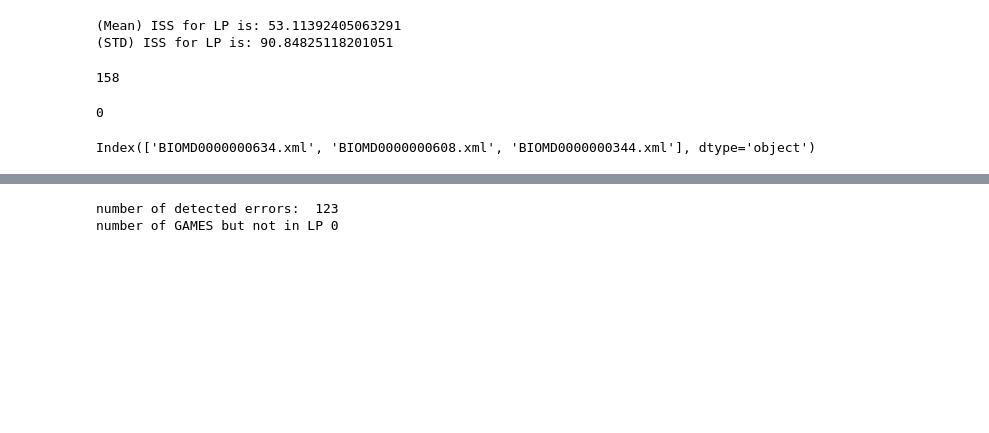
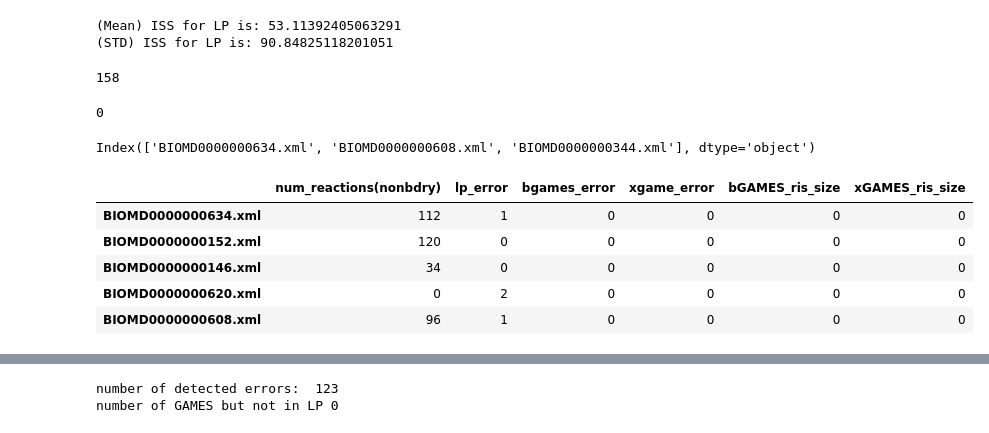
Before and after one commit to ModelEngineering/SBMLLint, a Jupyter notebook: notebooks/run_statistics.ipynb, the cells around one changed output, grey strips where cells are left out. Drawn from its saved outputs; the diff is of its cells as text; code cells hidden in the pictures; blank space fills up the shorter version.

```diff
--- a/notebooks/run_statistics.ipynb
+++ b/notebooks/run_statistics.ipynb
@@ -128,3 +135,12 @@ models_test_by_games = results[results[LP_ERROR]==1].index
 models_test_by_games[:3]
 # %% [output]
 Index(['BIOMD0000000634.xml', 'BIOMD0000000608.xml', 'BIOMD0000000344.xml'], dtype='object')
+# %%
+results.head()
+# %% [output]
+|  | num_reactions(nonbdry) | lp_error | bgames_error | xgame_error | bGAMES_ris_size | xGAMES_ris_size |
+| BIOMD0000000634.xml | 112 | 1 | 0 | 0 | 0 | 0 |
+| BIOMD0000000152.xml | 120 | 0 | 0 | 0 | 0 | 0 |
+| BIOMD0000000146.xml | 34 | 0 | 0 | 0 | 0 | 0 |
+| BIOMD0000000620.xml | 0 | 2 | 0 | 0 | 0 | 0 |
+| BIOMD0000000608.xml | 96 | 1 | 0 | 0 | 0 | 0 |
```
Also changed, not shown: parts of 32 cells of this notebook, 6 other files.
